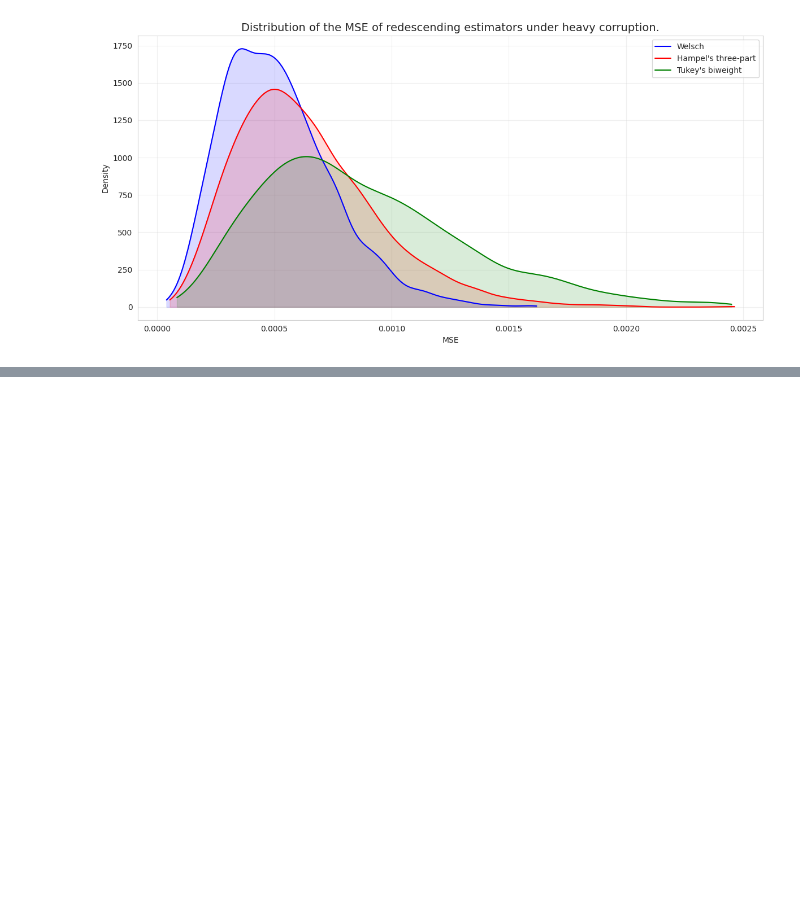
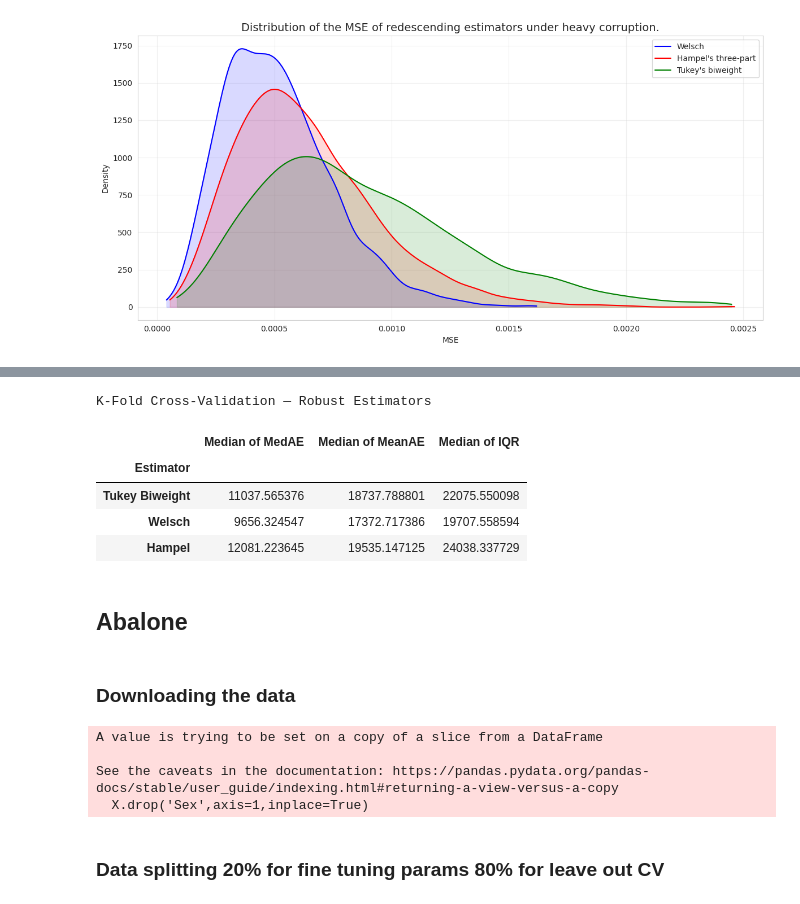
Before and after one commit to ilyeshammouda/Robust-Regression-under-Adversarial-Contamination-Theory-and-Algorithms-for-the-Welsch-Estimator, a Jupyter notebook: Experiments/exps.ipynb, the cells around one changed output, grey strips where cells are left out. Saved outputs shown, nothing was run; the diff lists cells and outputs as text; code cells hidden in the pictures; blank space fills up the shorter version.

```diff
--- a/Experiments/exps.ipynb
+++ b/Experiments/exps.ipynb
@@ -603,0 +863,68 @@ plt.show()
+# %%
+all_metrics = {}
+for m in [metrics_turkey, metrics_Welsch, metrics_Hampel]:
+    for name, values in m.items():
+        all_metrics[name.replace(" Metrics", "")] = values
+
+df_metrics = pd.DataFrame(all_metrics).T
+df_metrics.index.name = "Estimator"
+df_metrics.style \
+    .format("{:.6f}") \
+    .set_caption("K-Fold Cross-Validation — Robust Estimators") \
+    .highlight_min(axis=0, props='background-color: #d4edda; font-weight: bold;') \
+    .highlight_max(axis=0, props='background-color: #f8d7da; font-weight: bold;') \
+    .set_properties(**{
+        'text-align': 'center',
+        'font-size': '14px',
+        'padding': '12px 18px',
+        'border': '1px solid #ccc',
+        'color': '#1a1a1a',
+        'background-color': 'white',
+    }) \
+    .set_table_styles([
+        {'selector': 'caption', 'props': [
+            ('font-size', '18px'),
+            ('font-weight', 'bold'),
+            ('padding-bottom', '14px'),
+            ('color', '#222'),
+        ]},
+        {'selector': 'th', 'props': [
+            ('background-color', '#2c3e50'),
+            ('color', 'white'),
+            ('font-size', '14px'),
+            ('font-weight', '600'),
+            ('text-align', 'center'),
+            ('padding', '12px 18px'),
+            ('border', '1px solid #2c3e50'),
+        ]},
+        {'selector': 'th.row_heading', 'props': [
+            ('background-color', '#34495e'),
+            ('color', 'white'),
+            ('font-size', '14px'),
+            ('font-weight', '600'),
+            ('text-align', 'left'),
+            ('padding', '12px 18px'),
+        ]},
+        {'selector': 'td', 'props': [
+            ('border-bottom', '1px solid #e0e0e0'),
+            ('background-color', 'white'),
+        ]},
+        {'selector': 'tr:hover td', 'props': [
+            ('background-color', '#f0f4f8'),
+        ]},
+        {'selector': '', 'props': [
+            ('border-collapse', 'collapse'),
+            ('margin', '20px auto'),
+        ]},
+    ])
+# %% [output]
+K-Fold Cross-Validation — Robust Estimators
+|  | Median of MedAE | Median of MeanAE | Median of IQR |
+| Estimator |  |  |  |
+| Tukey Biweight | 11037.565376 | 18737.788801 | 22075.550098 |
+| Welsch | 9656.324547 | 17372.717386 | 19707.558594 |
+| Hampel | 12081.223645 | 19535.147125 | 24038.337729 |
+# %% [markdown]
+## Abalone
+# %% [markdown]
+### Downloading the data
@@ -603,0 +940,12 @@ plt.show()
+# %%
+X.drop('Sex',axis=1,inplace=True)
+#X["Sex"] = X["Sex"].map({"F": 0, "M": 1, "I": 2})
+X = X.to_numpy(dtype=float)
+y = y.iloc[:, 0].to_numpy(dtype=float)
+# %% [output]
+A value is trying to be set on a copy of a slice from a DataFrame
+
+See the caveats in the documentation: https://pandas.pydata.org/pandas-docs/stable/user_guide/indexing.html#returning-a-view-versus-a-copy
+  X.drop('Sex',axis=1,inplace=True)
+# %% [markdown]
+### Data splitting 20% for fine tuning params 80% for leave out CV
```
Also changed, not shown: parts of 51 cells of this notebook, 16 other files.
